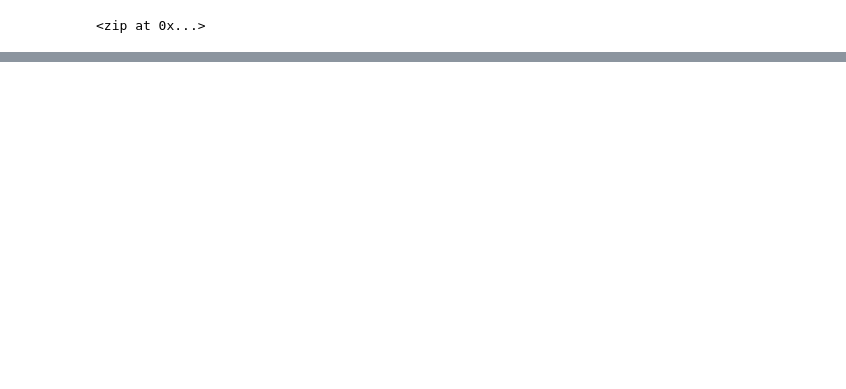
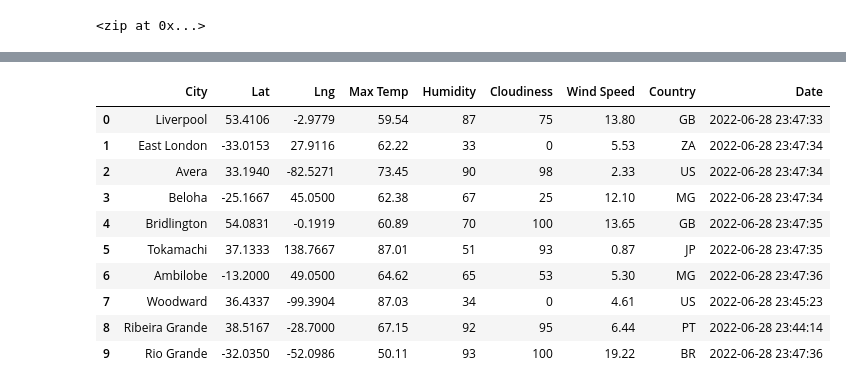
Before and after one commit to Ajsforlife/World_Weather_Analysis, a Jupyter notebook: WeatherPy.ipynb, the cells around one changed output, grey strips where cells are left out. Saved outputs shown, nothing was run; the diff lists cells and outputs as text; code cells hidden in the pictures; blank space fills up the shorter version.

Commit message:
finished dataframe from the weatherdata, from picity

```diff
--- a/WeatherPy.ipynb
+++ b/WeatherPy.ipynb
@@ -79,0 +91,4 @@ len(cities)
+# %%
+#starting URL for weather map api call
+url = "http://api.openweathermap.org/data/2.5/weather?units=Imperial&APPID=" + weather_api_key
+print(url)
@@ -79,0 +167,5 @@ len(cities)
+# %%
+# Create an endpoint URL for a city.
+city_url = url + "&q=" + "Boston"
+city_weather = requests.get(city_url)
+city_weather.json()
@@ -79,0 +324,16 @@ len(cities)
+# %%
+#convert the array of dictionaries to a pandas dataframe
+city_data_df = pd.DataFrame(city_data)
+city_data_df.head(10)
+# %% [output]
+|  | City | Lat | Lng | Max Temp | Humidity | Cloudiness | Wind Speed | Country | Date |
+| 0 | Liverpool | 53.4106 | -2.9779 | 59.54 | 87 | 75 | 13.80 | GB | 2022-06-28 23:47:33 |
+| 1 | East London | -33.0153 | 27.9116 | 62.22 | 33 | 0 | 5.53 | ZA | 2022-06-28 23:47:34 |
+| 2 | Avera | 33.1940 | -82.5271 | 73.45 | 90 | 98 | 2.33 | US | 2022-06-28 23:47:34 |
+| 3 | Beloha | -25.1667 | 45.0500 | 62.38 | 67 | 25 | 12.10 | MG | 2022-06-28 23:47:34 |
+| 4 | Bridlington | 54.0831 | -0.1919 | 60.89 | 70 | 100 | 13.65 | GB | 2022-06-28 23:47:35 |
+| 5 | Tokamachi | 37.1333 | 138.7667 | 87.01 | 51 | 93 | 0.87 | JP | 2022-06-28 23:47:35 |
+| 6 | Ambilobe | -13.2000 | 49.0500 | 64.62 | 65 | 53 | 5.30 | MG | 2022-06-28 23:47:36 |
+| 7 | Woodward | 36.4337 | -99.3904 | 87.03 | 34 | 0 | 4.61 | US | 2022-06-28 23:45:23 |
+| 8 | Ribeira Grande | 38.5167 | -28.7000 | 67.15 | 92 | 95 | 6.44 | PT | 2022-06-28 23:44:14 |
+| 9 | Rio Grande | -32.0350 | -52.0986 | 50.11 | 93 | 100 | 19.22 | BR | 2022-06-28 23:47:36 |
```
Also changed, not shown: parts of 32 cells of this notebook, 2 other files.
